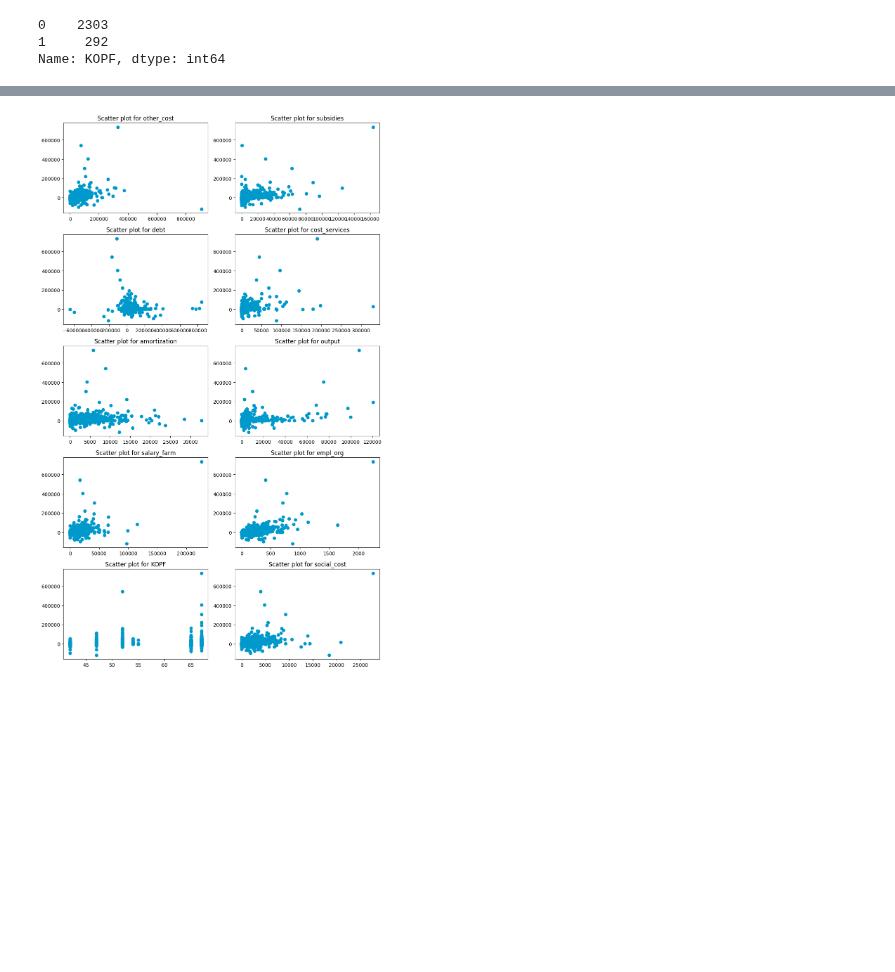
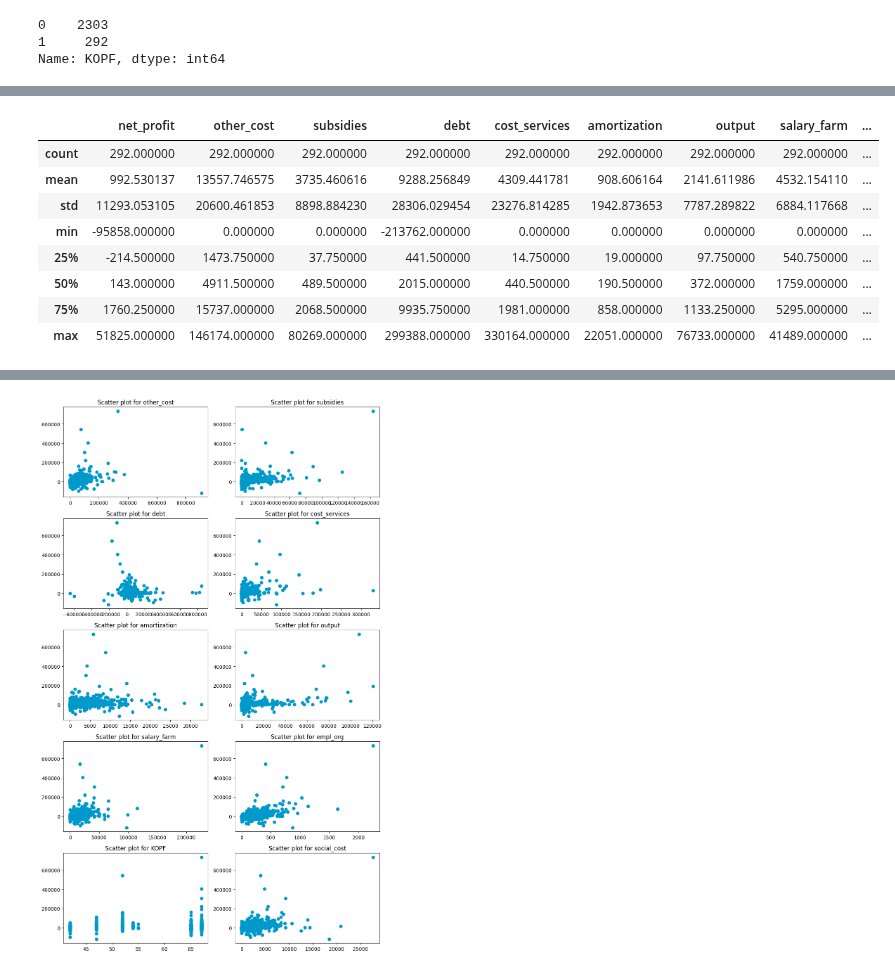
Before and after one commit to SergeyHSE/LinearRegressor.github.io, a Jupyter notebook: RegressionAnalysis.ipynb, the cells around one changed output, grey strips where cells are left out. Drawn from its saved outputs; the diff is of its cells as text; code cells hidden in the pictures; blank space fills up the shorter version.

```diff
--- a/RegressionAnalysis.ipynb
+++ b/RegressionAnalysis.ipynb
@@ -261,0 +276,12 @@ Name: KOPF, dtype: int64
+# %%
+df_farm.describe()
+# %% [output]
+|  | net_profit | other_cost | subsidies | debt | cost_services | amortization | output | salary_farm | ... |
+| count | 292.000000 | 292.000000 | 292.000000 | 292.000000 | 292.000000 | 292.000000 | 292.000000 | 292.000000 | ... |
+| mean | 992.530137 | 13557.746575 | 3735.460616 | 9288.256849 | 4309.441781 | 908.606164 | 2141.611986 | 4532.154110 | ... |
+| std | 11293.053105 | 20600.461853 | 8898.884230 | 28306.029454 | 23276.814285 | 1942.873653 | 7787.289822 | 6884.117668 | ... |
+| min | -95858.000000 | 0.000000 | 0.000000 | -213762.000000 | 0.000000 | 0.000000 | 0.000000 | 0.000000 | ... |
+| 25% | -214.500000 | 1473.750000 | 37.750000 | 441.500000 | 14.750000 | 19.000000 | 97.750000 | 540.750000 | ... |
+| 50% | 143.000000 | 4911.500000 | 489.500000 | 2015.000000 | 440.500000 | 190.500000 | 372.000000 | 1759.000000 | ... |
+| 75% | 1760.250000 | 15737.000000 | 2068.500000 | 9935.750000 | 1981.000000 | 858.000000 | 1133.250000 | 5295.000000 | ... |
+| max | 51825.000000 | 146174.000000 | 80269.000000 | 299388.000000 | 330164.000000 | 22051.000000 | 76733.000000 | 41489.000000 | ... |
```
Also changed, not shown: parts of 4 cells of this notebook.
